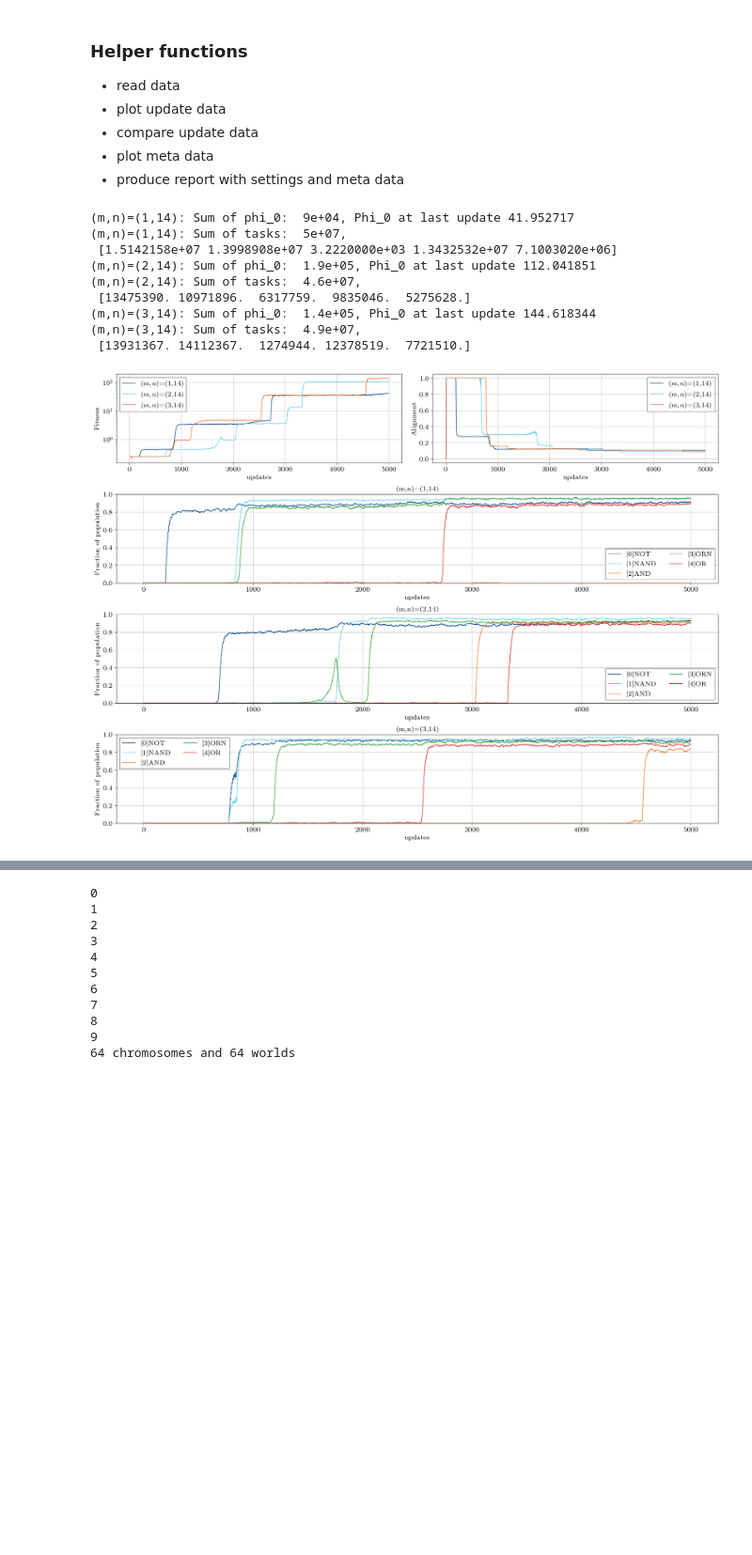
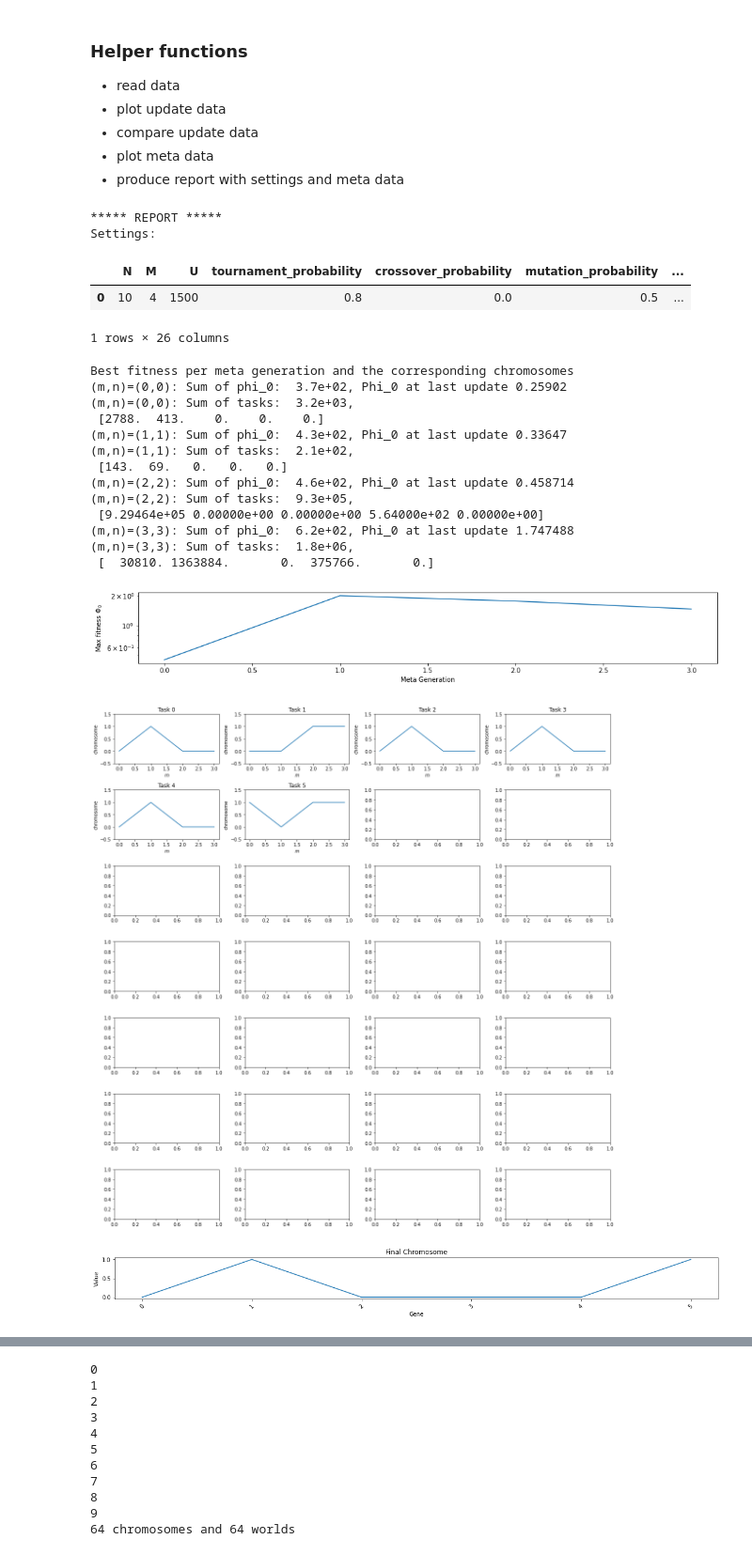
Before and after one commit to Tompolompo/AvidaAGI, a Jupyter notebook: AGIworkbook.ipynb, the cells around one changed output, grey strips where cells are left out. Shown at 94% size. Cells and saved outputs as stored; diff of their text form; code cells hidden in the pictures; blank space fills up the shorter version.

```diff
--- a/AGIworkbook.ipynb
+++ b/AGIworkbook.ipynb
@@ -5,7 +5,7 @@ import matplotlib.pyplot as plt
 from matplotlib.gridspec import GridSpec
 import random
 import pandas as pd
-pynt=True
+pynt=False
 if pynt:
     import pynt
     pynt.set_style('pynt')
@@ -339,20 +339,31 @@ def produce_meta_report(run_name="run", save_fig=[[False, False, False, False],
             figs[i].savefig(f"figures/{save_fig[1][i]}.pdf")
 # %%
 run_name = "run"
-N = [i for i in [14,14,14,]]
-M = [1,2,3]
+N = [i for i in [0,1,2,3]]
+M = [0,1,2,3]
 
-#produce_meta_report(run_name=run_name, save_fig=[[True, False, False, False], ["report011b", "report1", "report2", "report3"]], inst_set=False)
+produce_meta_report(run_name=run_name, save_fig=[[False, False, False, False], ["report011b", "report1", "report2", "report3"]], inst_set=False)
 compare_meta_runs(M=M, N=N, run_name=run_name) #, save_fig=[True, "tasks_02_25"])
 #compare_strategies(M=M, N=N, run_name=run_name)
 # %% [output]
-(m,n)=(1,14): Sum of phi_0:  9e+04, Phi_0 at last update 41.952717
-(m,n)=(1,14): Sum of tasks:  5e+07,
- [1.5142158e+07 1.3998908e+07 3.2220000e+03 1.3432532e+07 7.1003020e+06]
-(m,n)=(2,14): Sum of phi_0:  1.9e+05, Phi_0 at last update 112.041851
-(m,n)=(2,14): Sum of tasks:  4.6e+07,
- [13475390. 10971896.  6317759.  9835046.  5275628.]
-(m,n)=(3,14): Sum of phi_0:  1.4e+05, Phi_0 at last update 144.618344
-(m,n)=(3,14): Sum of tasks:  4.9e+07,
- [13931367. 14112367.  1274944. 12378519.  7721510.]
+***** REPORT *****
+Settings:
+|  | N | M | U | tournament_probability | crossover_probability | mutation_probability | ... |
+| 0 | 10 | 4 | 1500 | 0.8 | 0.0 | 0.5 | ... |
+1 rows × 26 columns
+Best fitness per meta generation and the corresponding chromosomes
+(m,n)=(0,0): Sum of phi_0:  3.7e+02, Phi_0 at last update 0.25902
+(m,n)=(0,0): Sum of tasks:  3.2e+03,
+ [2788.  413.    0.    0.    0.]
+(m,n)=(1,1): Sum of phi_0:  4.3e+02, Phi_0 at last update 0.33647
+(m,n)=(1,1): Sum of tasks:  2.1e+02,
+ [143.  69.   0.   0.   0.]
+(m,n)=(2,2): Sum of phi_0:  4.6e+02, Phi_0 at last update 0.458714
+(m,n)=(2,2): Sum of tasks:  9.3e+05,
+ [9.29464e+05 0.00000e+00 0.00000e+00 5.64000e+02 0.00000e+00]
+(m,n)=(3,3): Sum of phi_0:  6.2e+02, Phi_0 at last update 1.747488
+(m,n)=(3,3): Sum of tasks:  1.8e+06,
+ [  30810. 1363884.       0.  375766.       0.]
-[figure, old version]
+[figure, new version]
+[figure, added]
+[figure, added]
```
Also changed, not shown: parts of 3 cells of this notebook, 5 other files.
